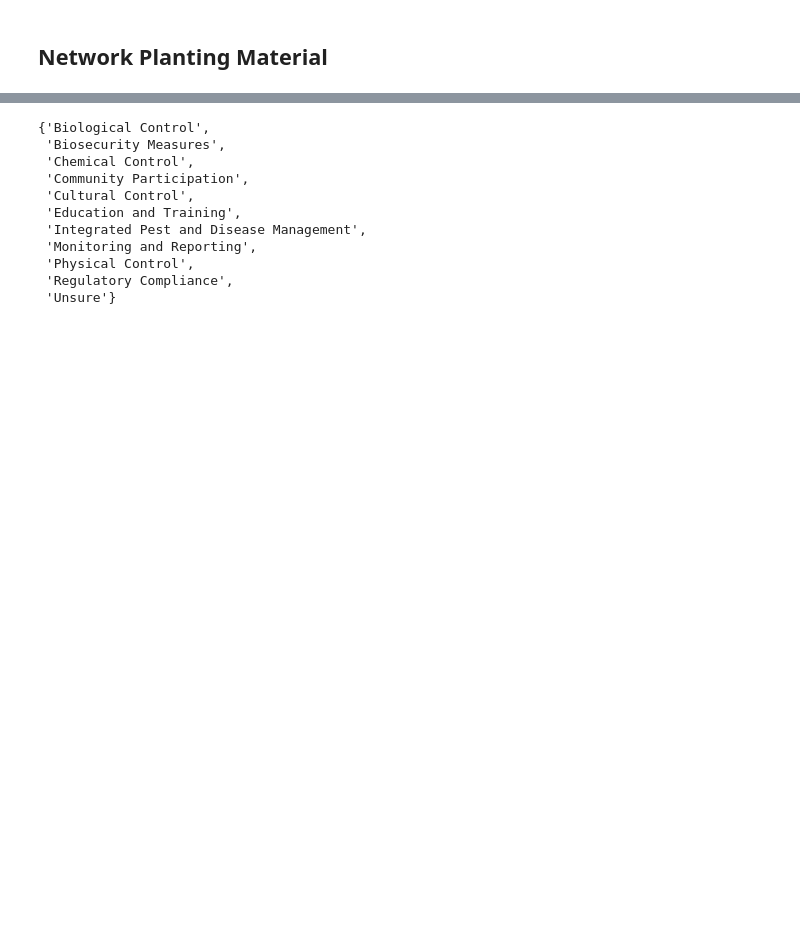
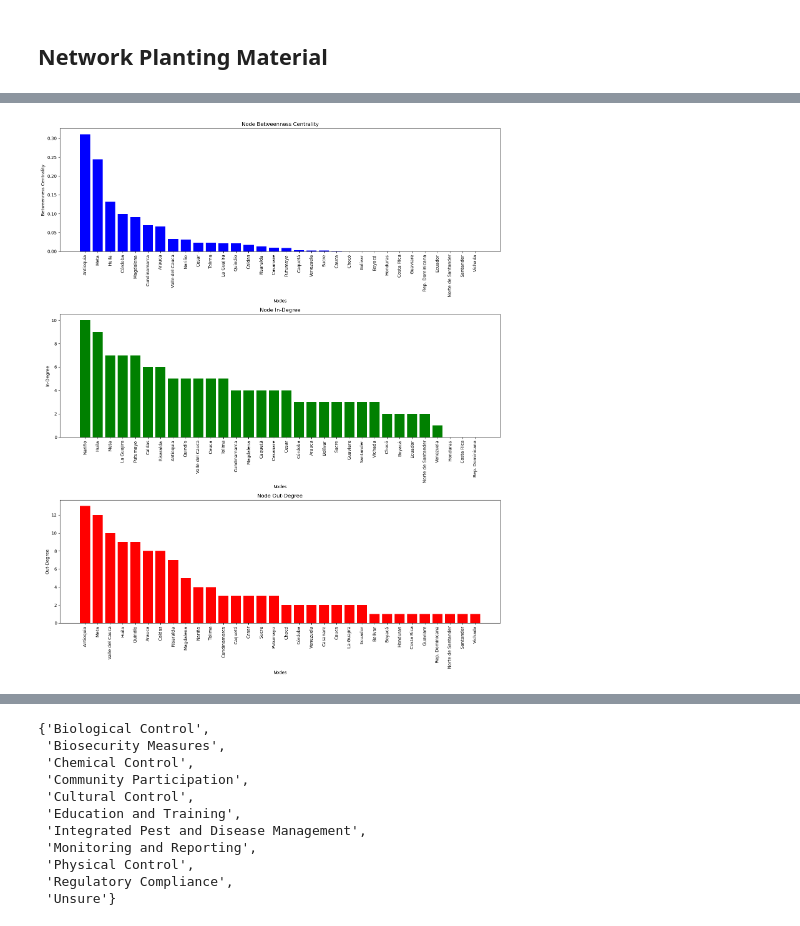
Before and after one commit to jrobledob/R2M_Colombia_banana_and_plantain, a Jupyter notebook: Network_Analysis/Network_Visualizations.ipynb, the cells around one changed output, grey strips where cells are left out. Saved outputs shown, nothing was run; the diff lists cells and outputs as text; code cells hidden in the pictures; blank space fills up the shorter version.

```diff
--- a/Network_Analysis/Network_Visualizations.ipynb
+++ b/Network_Analysis/Network_Visualizations.ipynb
@@ -219,3 +219,51 @@ plt.show()
+# %%
+# Calculate betweenness centrality for nodes
+node_betweenness = nx.betweenness_centrality(binary_network)
+
+# Calculate in-degree and out-degree
+in_degrees = dict(binary_network.in_degree())
+out_degrees = dict(binary_network.out_degree())
+
+# Sort the nodes by betweenness centrality in descending order
+sorted_betweenness = sorted(node_betweenness.items(), key=lambda item: item[1], reverse=True)
+nodes_betweenness, betweenness_values = zip(*sorted_betweenness)
+
+# Sort the nodes by in-degree in descending order
+sorted_in_degrees = sorted(in_degrees.items(), key=lambda item: item[1], reverse=True)
+nodes_in_degree, in_degree_values = zip(*sorted_in_degrees)
+
+# Sort the nodes by out-degree in descending order
+sorted_out_degrees = sorted(out_degrees.items(), key=lambda item: item[1], reverse=True)
+nodes_out_degree, out_degree_values = zip(*sorted_out_degrees)
+
+# Create bar plots
+fig, axes = plt.subplots(3, 1, figsize=(15, 18))
+
+# Betweenness Centrality Bar Plot
+axes[0].bar(nodes_betweenness, betweenness_values, color='blue')
+axes[0].set_xlabel('Nodes')
+axes[0].set_ylabel('Betweenness Centrality')
+axes[0].set_title('Node Betweenness Centrality')
+axes[0].tick_params(axis='x', rotation=90)
+
+# In-Degree Bar Plot
+axes[1].bar(nodes_in_degree, in_degree_values, color='green')
+axes[1].set_xlabel('Nodes')
+axes[1].set_ylabel('In-Degree')
+axes[1].set_title('Node In-Degree')
+axes[1].tick_params(axis='x', rotation=90)
+
+# Out-Degree Bar Plot
+axes[2].bar(nodes_out_degree, out_degree_values, color='red')
+axes[2].set_xlabel('Nodes')
+axes[2].set_ylabel('Out-Degree')
+axes[2].set_title('Node Out-Degree')
+axes[2].tick_params(axis='x', rotation=90)
+
+plt.tight_layout()
+plt.show()
+# %% [output]
+[figure, added]
 # %%
 import pandas as pd
 
```
Also changed, not shown: parts of 14 cells of this notebook, 6 other files.
